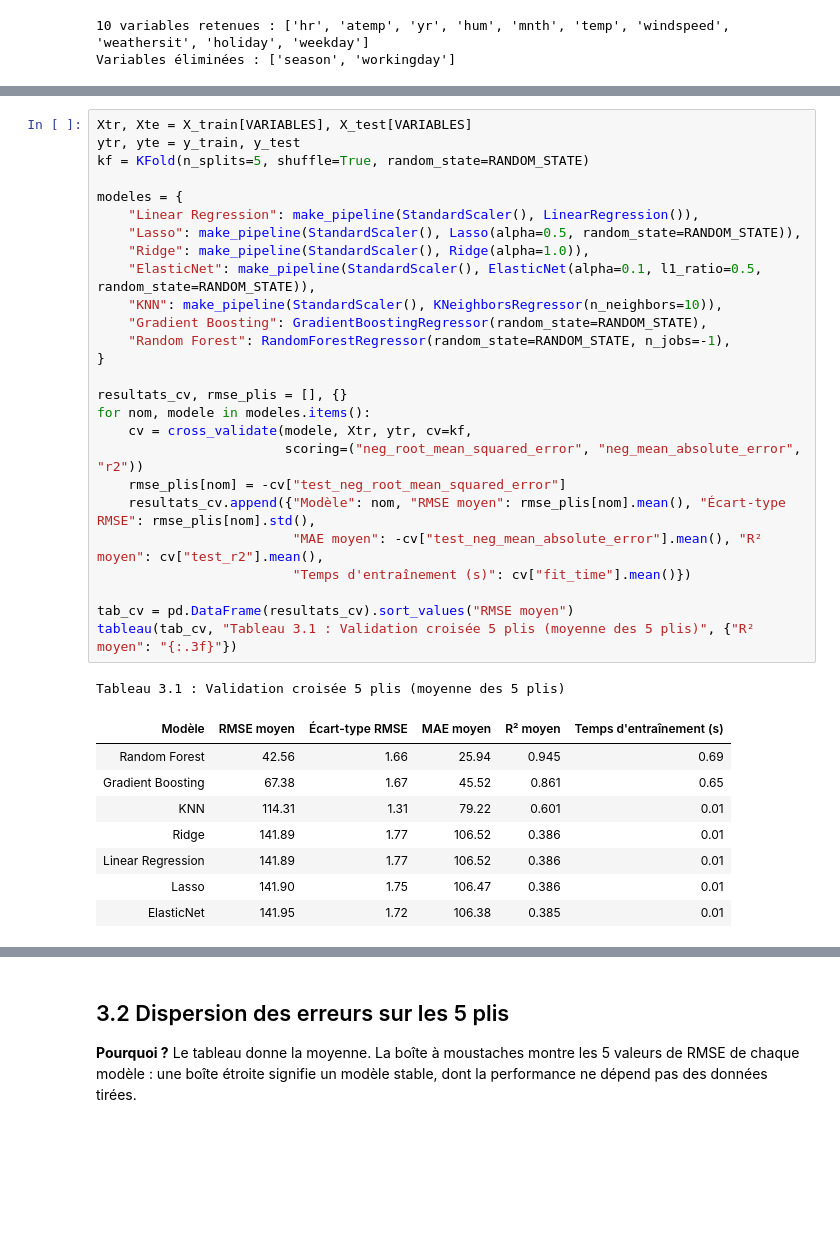
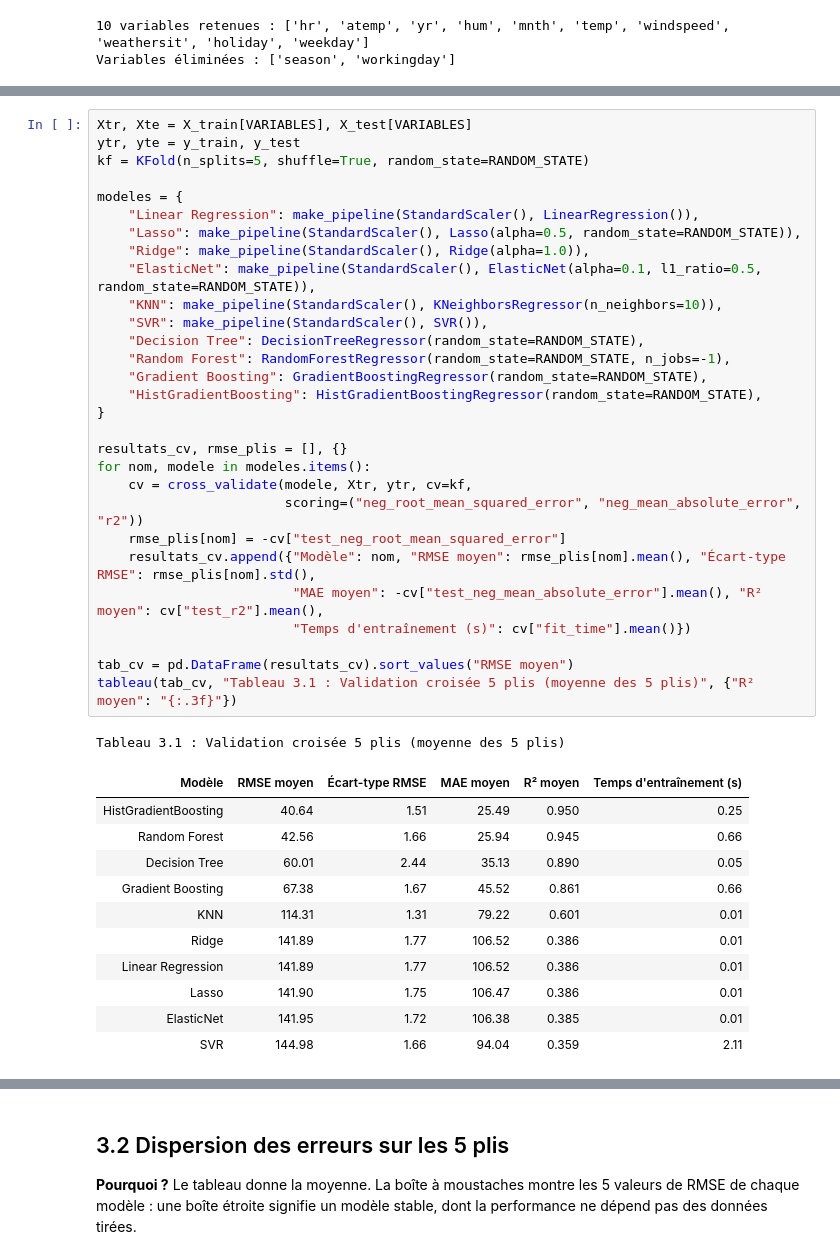
Before and after one commit to eliasbelme/eliasbelme.github.io, a Jupyter notebook: TP_GP27_FBNV.ipynb, the cells around one changed output, grey strips where cells are left out. Saved outputs shown, nothing was run; the diff lists cells and outputs as text; blank space fills up the shorter version.

```diff
--- a/TP_GP27_FBNV.ipynb
+++ b/TP_GP27_FBNV.ipynb
@@ -560,37 +616,43 @@ Les modèles linéaires et le KNN sont placés dans un `Pipeline` avec la standa
 # %%
 Xtr, Xte = X_train[VARIABLES], X_test[VARIABLES]
 ytr, yte = y_train, y_test
 kf = KFold(n_splits=5, shuffle=True, random_state=RANDOM_STATE)
 
 modeles = {
     "Linear Regression": make_pipeline(StandardScaler(), LinearRegression()),
     "Lasso": make_pipeline(StandardScaler(), Lasso(alpha=0.5, random_state=RANDOM_STATE)),
     "Ridge": make_pipeline(StandardScaler(), Ridge(alpha=1.0)),
     "ElasticNet": make_pipeline(StandardScaler(), ElasticNet(alpha=0.1, l1_ratio=0.5, random_state=RANDOM_STATE)),
     "KNN": make_pipeline(StandardScaler(), KNeighborsRegressor(n_neighbors=10)),
+    "SVR": make_pipeline(StandardScaler(), SVR()),
+    "Decision Tree": DecisionTreeRegressor(random_state=RANDOM_STATE),
+    "Random Forest": RandomForestRegressor(random_state=RANDOM_STATE, n_jobs=-1),
     "Gradient Boosting": GradientBoostingRegressor(random_state=RANDOM_STATE),
-    "Random Forest": RandomForestRegressor(random_state=RANDOM_STATE, n_jobs=-1),
+    "HistGradientBoosting": HistGradientBoostingRegressor(random_state=RANDOM_STATE),
 }
 
 resultats_cv, rmse_plis = [], {}
 for nom, modele in modeles.items():
     cv = cross_validate(modele, Xtr, ytr, cv=kf,
                         scoring=("neg_root_mean_squared_error", "neg_mean_absolute_error", "r2"))
     rmse_plis[nom] = -cv["test_neg_root_mean_squared_error"]
     resultats_cv.append({"Modèle": nom, "RMSE moyen": rmse_plis[nom].mean(), "Écart-type RMSE": rmse_plis[nom].std(),
                          "MAE moyen": -cv["test_neg_mean_absolute_error"].mean(), "R² moyen": cv["test_r2"].mean(),
                          "Temps d'entraînement (s)": cv["fit_time"].mean()})
 
 tab_cv = pd.DataFrame(resultats_cv).sort_values("RMSE moyen")
 tableau(tab_cv, "Tableau 3.1 : Validation croisée 5 plis (moyenne des 5 plis)", {"R² moyen": "{:.3f}"})
 # %% [output]
 Tableau 3.1 : Validation croisée 5 plis (moyenne des 5 plis)
 | Modèle | RMSE moyen | Écart-type RMSE | MAE moyen | R² moyen | Temps d'entraînement (s) |
-| Random Forest | 42.56 | 1.66 | 25.94 | 0.945 | 0.69 |
-| Gradient Boosting | 67.38 | 1.67 | 45.52 | 0.861 | 0.65 |
+| HistGradientBoosting | 40.64 | 1.51 | 25.49 | 0.950 | 0.25 |
+| Random Forest | 42.56 | 1.66 | 25.94 | 0.945 | 0.66 |
+| Decision Tree | 60.01 | 2.44 | 35.13 | 0.890 | 0.05 |
+| Gradient Boosting | 67.38 | 1.67 | 45.52 | 0.861 | 0.66 |
 | KNN | 114.31 | 1.31 | 79.22 | 0.601 | 0.01 |
 | Ridge | 141.89 | 1.77 | 106.52 | 0.386 | 0.01 |
 | Linear Regression | 141.89 | 1.77 | 106.52 | 0.386 | 0.01 |
 | Lasso | 141.90 | 1.75 | 106.47 | 0.386 | 0.01 |
 | ElasticNet | 141.95 | 1.72 | 106.38 | 0.385 | 0.01 |
+| SVR | 144.98 | 1.66 | 94.04 | 0.359 | 2.11 |
 # %% [markdown]
```
Also changed, not shown: parts of 44 cells of this notebook, 5 other files.
